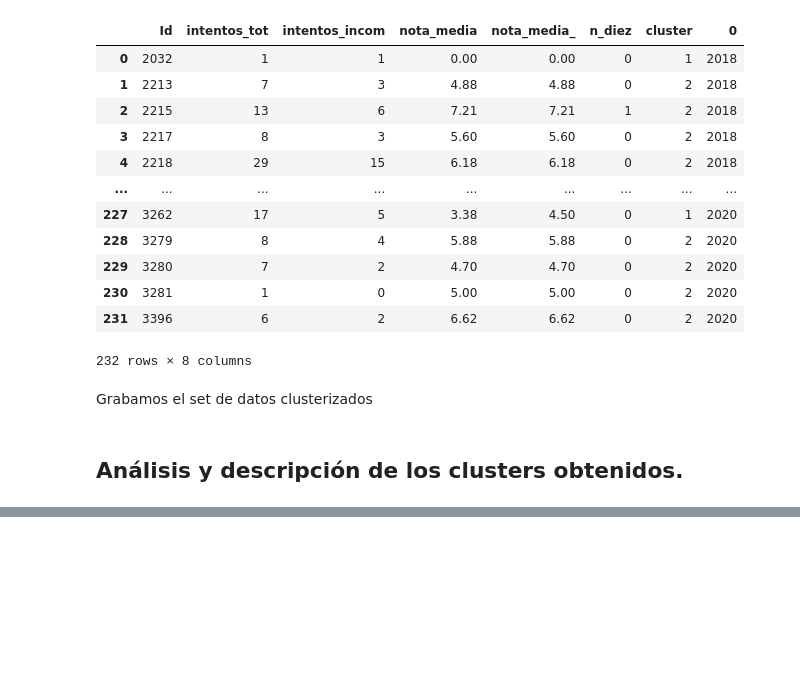
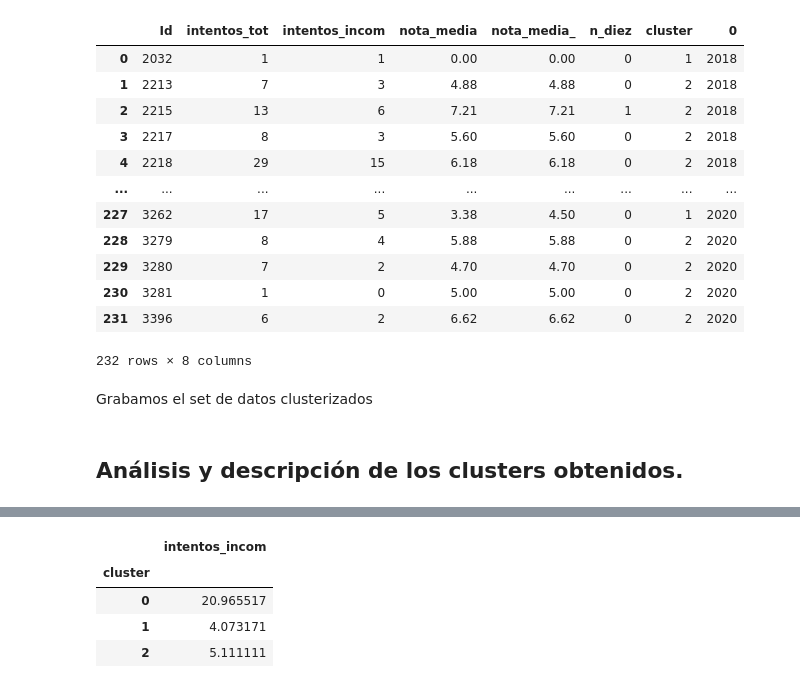
Before and after one commit to Liss-maritza/Rendimiento-academico-Machine-Learning, a Jupyter notebook: Modelado y analisis/modelado.ipynb, the cells around one changed output, grey strips where cells are left out. Drawn from its saved outputs; the diff is of its cells as text; code cells hidden in the pictures; blank space fills up the shorter version.

```diff
--- a/Modelado y analisis/modelado.ipynb
+++ b/Modelado y analisis/modelado.ipynb
@@ -605,0 +651,15 @@ data_score_f.to_csv('data_score_cluster.csv',  sep=';', index=False)
+# %%
+#Obtenemos la media de la variable intentos_incompletos
+intentosI_c = pd.pivot_table(
+      data_score_f,
+      index=['cluster','Id'],
+      values=['intentos_incom'],
+      aggfunc={'intentos_incom':'mean'}
+)
+intentosI_c
+# %% [output]
+|  | intentos_incom |
+| cluster |  |
+| 0 | 20.965517 |
+| 1 | 4.073171 |
+| 2 | 5.111111 |
```
Also changed, not shown: parts of 20 cells of this notebook, 1 other file.
